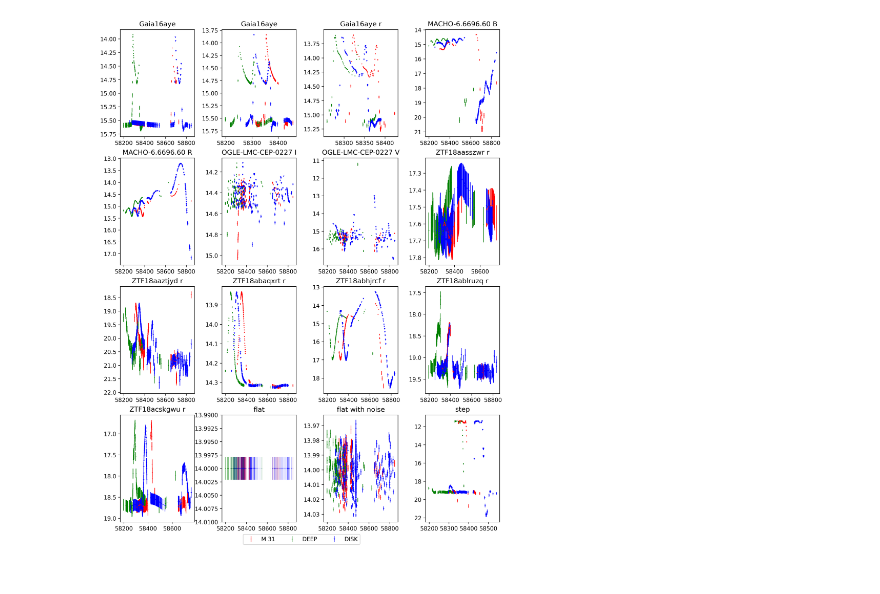
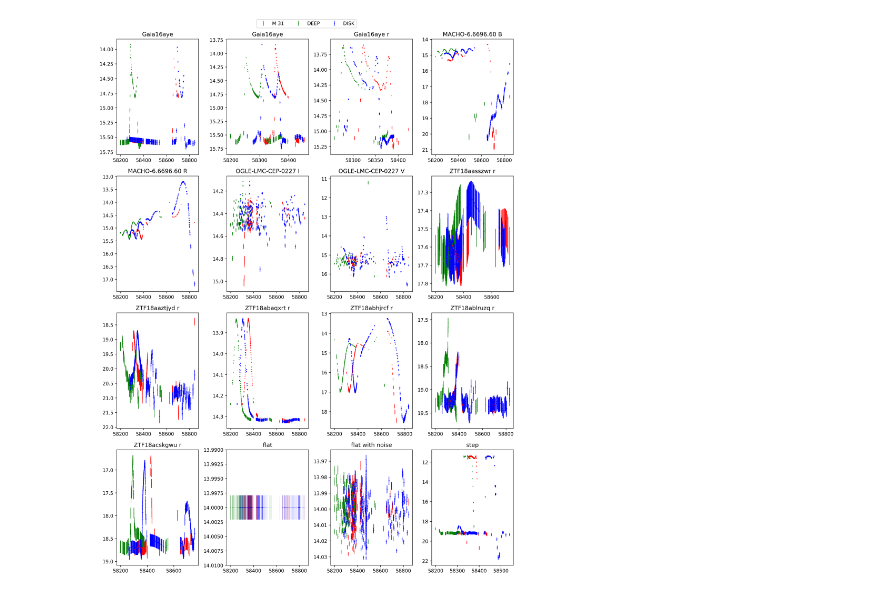
Before and after one commit to snad-space/zwad, a Jupyter notebook: notebooks/fakes_plot.ipynb, the cells around one changed output. Saved outputs shown, nothing was run; the diff lists cells and outputs as text; code cells hidden in the pictures.

Commit message:
Better layout for fake LC fig

```diff
--- a/notebooks/fakes_plot.ipynb
+++ b/notebooks/fakes_plot.ipynb
@@ -37,19 +37,18 @@ def plot_field(field, *, folder, ax_, marker, color):
         if name == 'flat':
             ax.set_ylim([14.01, 13.99])
 # %%
-fig, ax_ = plt.subplots(4, 4, figsize=(12, 16), dpi=300)
-plt.subplots_adjust(wspace=0.37)
+fig, ax_ = plt.subplots(4, 4, figsize=(12, 16), dpi=300, constrained_layout=True)
+# plt.subplots_adjust(wspace=0.37)
 
 for name, dirname, marker, color in [
     ('M 31', 'FID695', 'x', 'red'),
     ('DEEP', 'FID795', '*', 'green'),
     ('DISK', 'FID807', 'v', 'blue'),
 ]:
     folder = os.path.join(DATA_ROOT, dirname)
     plot_field(field=name, folder=folder, ax_=ax_, marker=marker, color=color)
-fig.legend(loc='lower center', ncol=3, bbox_to_anchor=(0.42, 0.044))
-# Cannot make it work ):
-# fig.tight_layout()
+fig.suptitle(' ')  # Make empty space for the legend
+fig.legend(loc='upper center', ncol=3)
 fig.savefig('../figs/fakes_lc.pdf')
 # %% [output]
-[figure, old version]
+[figure, new version]
```
Also changed, not shown: 1 other file.
